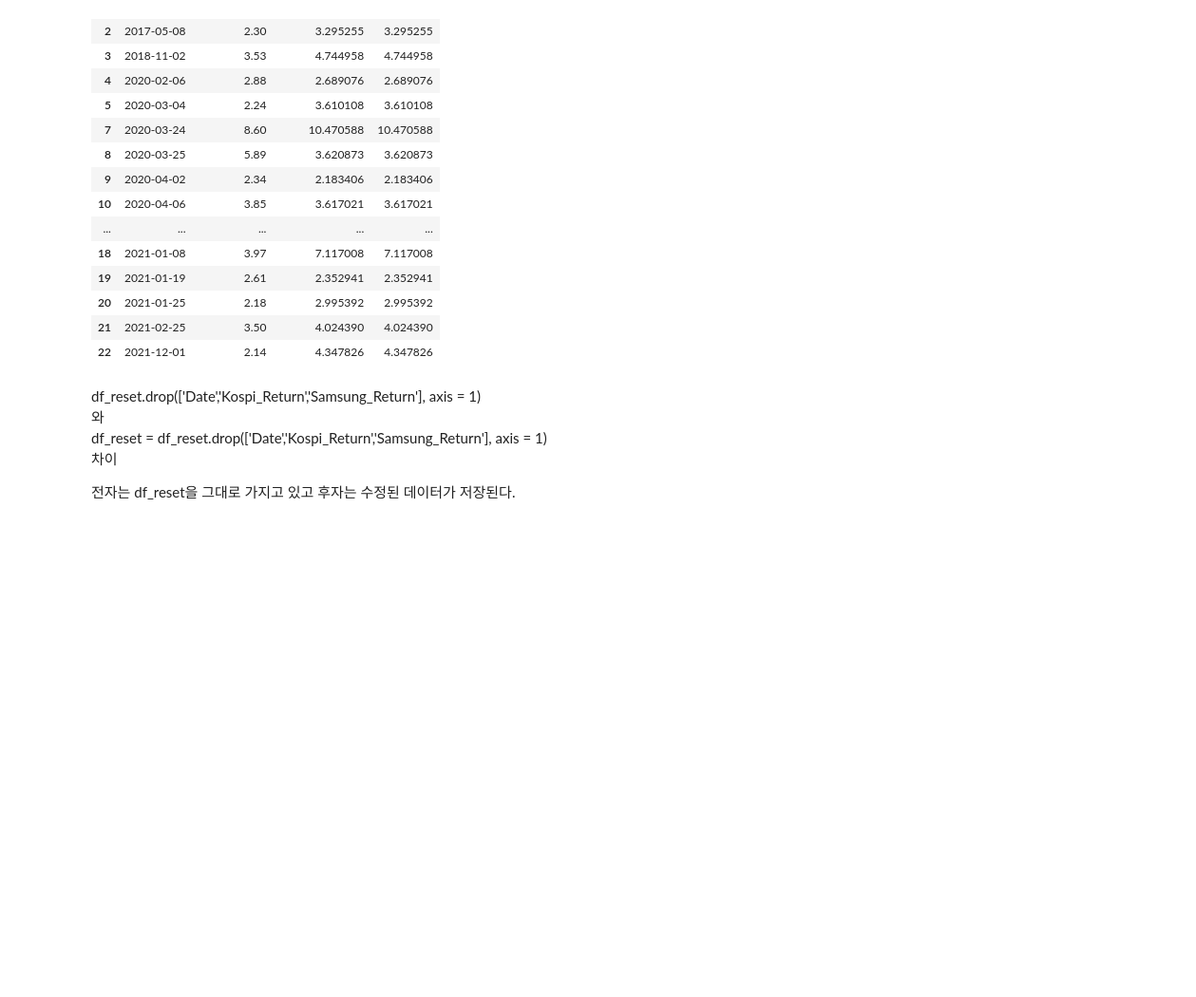
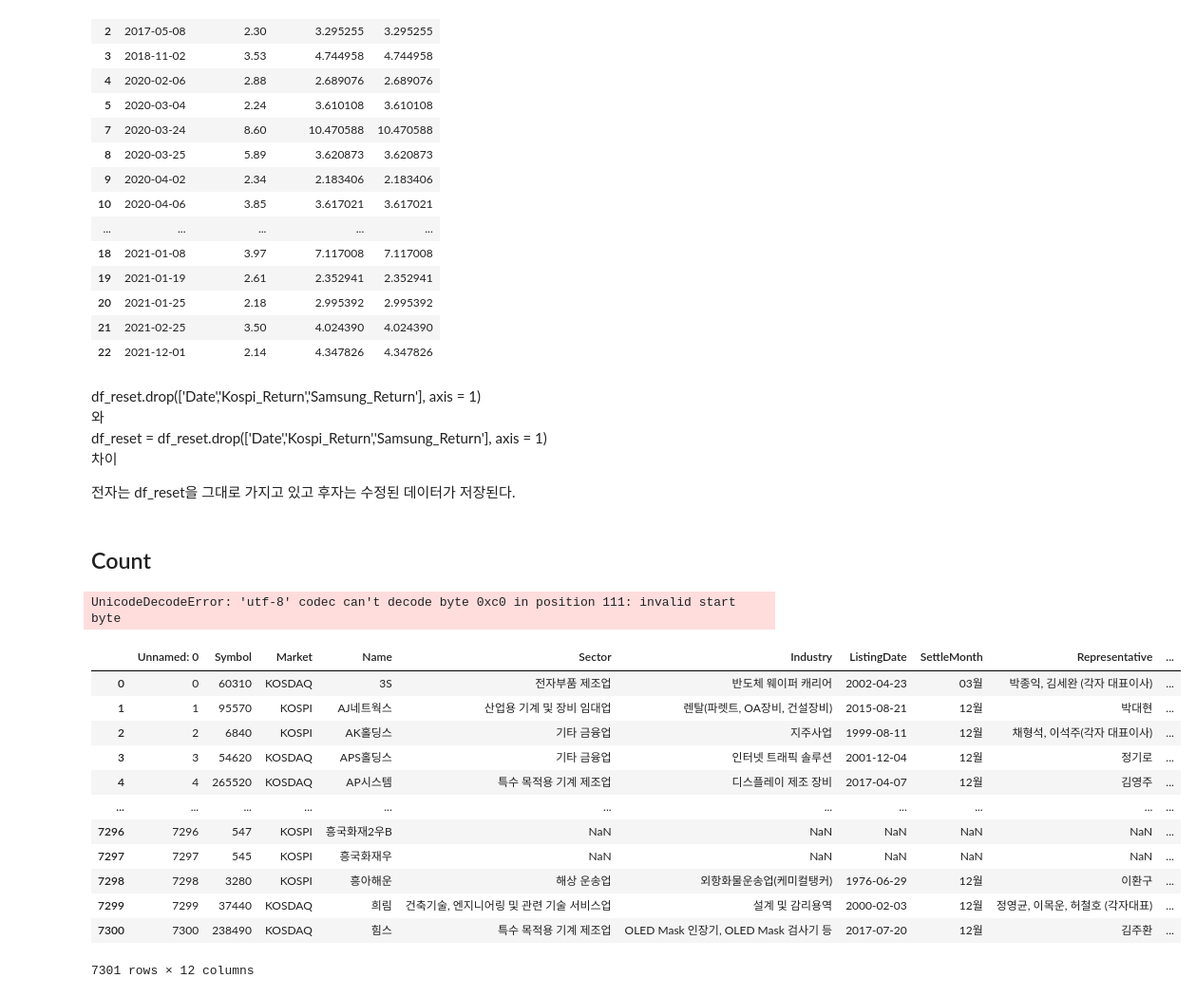
Before and after one commit to DavidEugen/study.python.start, a Jupyter notebook: pandas/03_DataFrame.ipynb, the cells around one changed output. Shown at 95% size. Saved outputs shown, nothing was run; the diff lists cells and outputs as text; code cells hidden in the pictures; blank space fills up the shorter version.

Commit message:
Doc: count(), unique(), value_counts()

```diff
--- a/pandas/03_DataFrame.ipynb
+++ b/pandas/03_DataFrame.ipynb
@@ -1748,3 +1767,33 @@ df_reset = df_reset.drop(['Date','Kospi_Return','Samsung_Return'], axis = 1)
 
 전자는 df_reset을 그대로 가지고 있고
 후자는 수정된 데이터가 저장된다.
+# %% [markdown]
+## Count
+# %%
+pd.set_option('display.max_rows', 200)
+# %%
+import pandas as pd
+
+#pd.set_option('display.max_rows', None)
+
+krx = pd.read_csv("KRX.csv")
+krx
+# %% [output]
+UnicodeDecodeError: 'utf-8' codec can't decode byte 0xc0 in position 111: invalid start byte
+# %%
+krx = pd.read_csv("KRX.csv", encoding = 'cp949')
+krx
+# %% [output]
+|  | Unnamed: 0 | Symbol | Market | Name | Sector | Industry | ListingDate | SettleMonth | Representative | ... |
+| 0 | 0 | 60310 | KOSDAQ | 3S | 전자부품 제조업 | 반도체 웨이퍼 캐리어 | 2002-04-23 | 03월 | 박종익, 김세완 (각자 대표이사) | ... |
+| 1 | 1 | 95570 | KOSPI | AJ네트웍스 | 산업용 기계 및 장비 임대업 | 렌탈(파렛트, OA장비, 건설장비) | 2015-08-21 | 12월 | 박대현 | ... |
+| 2 | 2 | 6840 | KOSPI | AK홀딩스 | 기타 금융업 | 지주사업 | 1999-08-11 | 12월 | 채형석, 이석주(각자 대표이사) | ... |
+| 3 | 3 | 54620 | KOSDAQ | APS홀딩스 | 기타 금융업 | 인터넷 트래픽 솔루션 | 2001-12-04 | 12월 | 정기로 | ... |
+| 4 | 4 | 265520 | KOSDAQ | AP시스템 | 특수 목적용 기계 제조업 | 디스플레이 제조 장비 | 2017-04-07 | 12월 | 김영주 | ... |
+| ... | ... | ... | ... | ... | ... | ... | ... | ... | ... | ... |
+| 7296 | 7296 | 547 | KOSPI | 흥국화재2우B | NaN | NaN | NaN | NaN | NaN | ... |
+| 7297 | 7297 | 545 | KOSPI | 흥국화재우 | NaN | NaN | NaN | NaN | NaN | ... |
+| 7298 | 7298 | 3280 | KOSPI | 흥아해운 | 해상 운송업 | 외항화물운송업(케미컬탱커) | 1976-06-29 | 12월 | 이환구 | ... |
+| 7299 | 7299 | 37440 | KOSDAQ | 희림 | 건축기술, 엔지니어링 및 관련 기술 서비스업 | 설계 및 감리용역 | 2000-02-03 | 12월 | 정영균, 이목운, 허철호 (각자대표) | ... |
+| 7300 | 7300 | 238490 | KOSDAQ | 힘스 | 특수 목적용 기계 제조업 | OLED Mask 인장기, OLED Mask 검사기 등 | 2017-07-20 | 12월 | 김주환 | ... |
+7301 rows × 12 columns
```
Also changed, not shown: parts of 19 cells of this notebook, 1 other file.
